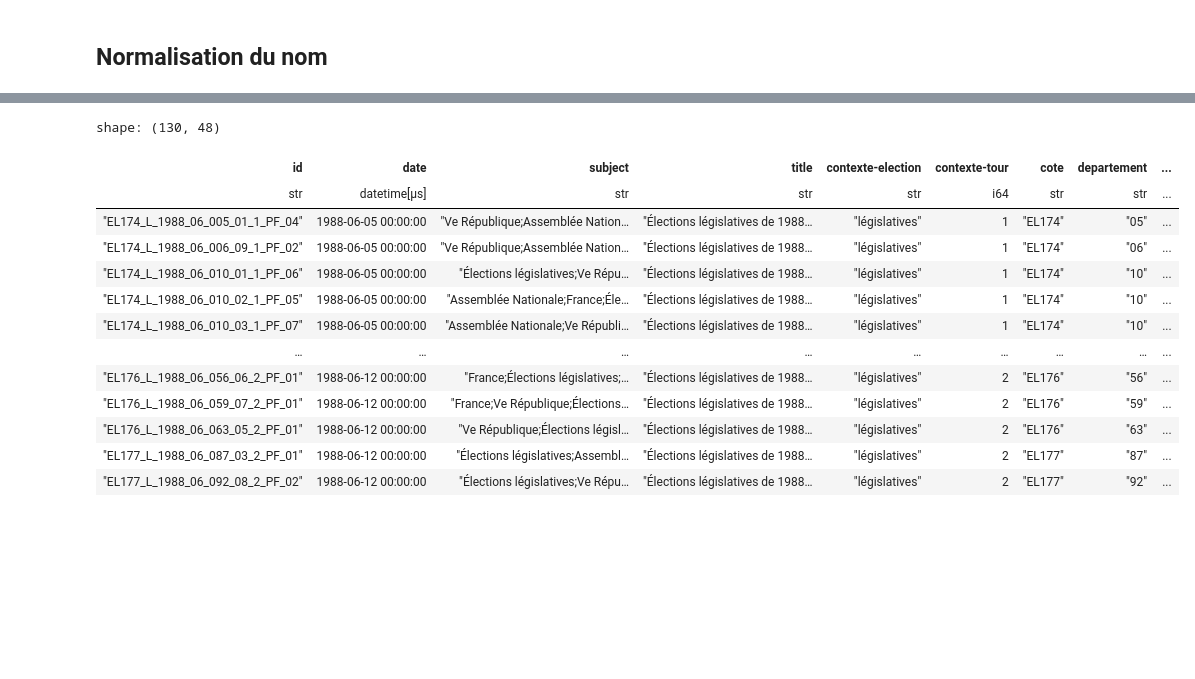
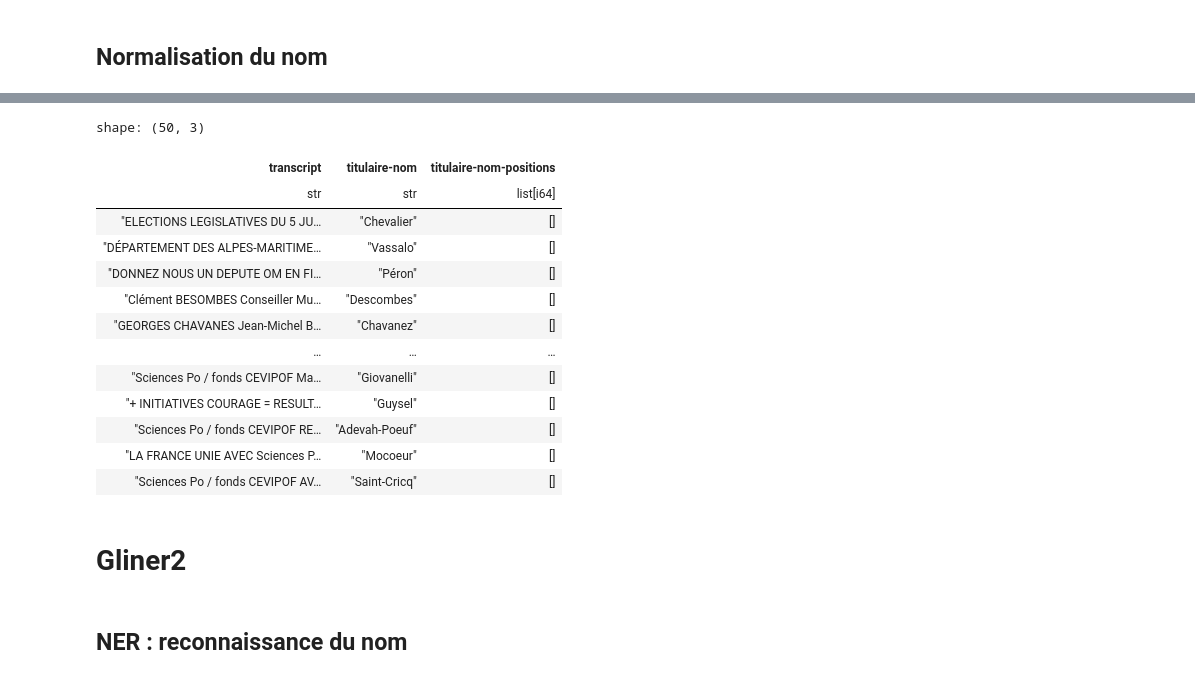
Before and after one commit to slithiaote/2026_NLP_project, a Jupyter notebook: Main.ipynb, the cells around one changed output, grey strips where cells are left out. Cells and saved outputs as stored; diff of their text form; code cells hidden in the pictures; blank space fills up the shorter version.

Commit message:
rewrite for polars and find all occurences of titulaire-nom

```diff
--- a/Main.ipynb
+++ b/Main.ipynb
@@ -36,0 +43,13 @@ for row in csv1988.itertuples():
+# %%
+def read_transcript(id):
+    try:
+        with open("text_files/1988/legislatives/"+id+".txt", "r") as file:
+            return file.read()
+    except FileNotFoundError:
+        return '' # transcript not found, return empty string
+
+csv1988 = csv1988.with_columns(
+    pl.col("id").map_elements(read_transcript, return_dtype=pl.String).alias("transcript")
+)
+csv1988.filter(pl.col("transcript") == '') # only 1 missing transcript
+csv1988 = csv1988.filter(pl.col("transcript") != '') # 3460 rows
@@ -52,13 +75,12 @@ df = pl.from_pandas(csv1988)
+# %%
+df = csv1988
 # %%
 df = df.with_columns(
-    transcript_normalized = pl.col("transcript").str.to_lowercase()
+    pl.col("transcript").str.to_lowercase()
       .str.normalize("NFKD")
-      .str.replace_all(r"\p{CombiningMark}", ""),
-    titulaire_nom_normalized = pl.col("titulaire-nom").str.to_lowercase()
+      .str.replace_all(r"\p{CombiningMark}", "").alias("transcript-normalized"),
+    pl.col("titulaire-nom").str.to_lowercase()
       .str.normalize("NFKD")
-      .str.replace_all(r"\p{CombiningMark}", ""),
-    titulaire_nom_is_in_transcript = pl.col("transcript_normalized")
-        .str.contains(pl.col("titulaire_nom_normalized"))
-
+      .str.replace_all(r"\p{CombiningMark}", "").alias("titulaire-nom-normalized"),
 )
 # %%
@@ -92,4 +105,12 @@ shape: (3, 2)
 # %%
+import re
+
+def find_aux(row):
+    return [match.start() for match in re.finditer(row["pattern"], row["text"])]
+
 df = df.with_columns(
-    position_nom = pl.col("transcript_normalized").str.find(pl.col("titulaire_nom_normalized"))
+     pl.struct(["transcript-normalized","titulaire-nom-normalized"])
+        .struct.rename_fields(["text","pattern"])
+        .map_elements(find_aux,return_dtype=pl.List(pl.Int64))
+        .alias("titulaire-nom-positions")
 )
@@ -113,17 +134,22 @@ shape: (3_540, 4)
 # %%
-df.filter(pl.col("position_nom").is_null())
+(df.select(pl.selectors.by_name("transcript","titulaire-nom","titulaire-nom-positions"))
+    .filter(pl.col("titulaire-nom-positions").list.len() == 0)) # 50 rows where titulaire-nom does not appear in transcript
 # %% [output]
-shape: (130, 48)
+shape: (50, 3)
-| id | date | subject | title | contexte-election | contexte-tour | cote | departement | ... |
-| str | datetime[μs] | str | str | str | i64 | str | str | ... |
-| "EL174_L_1988_06_005_01_1_PF_04" | 1988-06-05 00:00:00 | "Ve République;Assemblée Nation… | "Élections législatives de 1988… | "législatives" | 1 | "EL174" | "05" | ... |
-| "EL174_L_1988_06_006_09_1_PF_02" | 1988-06-05 00:00:00 | "Ve République;Assemblée Nation… | "Élections législatives de 1988… | "législatives" | 1 | "EL174" | "06" | ... |
-| "EL174_L_1988_06_010_01_1_PF_06" | 1988-06-05 00:00:00 | "Élections législatives;Ve Répu… | "Élections législatives de 1988… | "législatives" | 1 | "EL174" | "10" | ... |
-| "EL174_L_1988_06_010_02_1_PF_05" | 1988-06-05 00:00:00 | "Assemblée Nationale;France;Éle… | "Élections législatives de 1988… | "législatives" | 1 | "EL174" | "10" | ... |
-| "EL174_L_1988_06_010_03_1_PF_07" | 1988-06-05 00:00:00 | "Assemblée Nationale;Ve Républi… | "Élections législatives de 1988… | "législatives" | 1 | "EL174" | "10" | ... |
-| … | … | … | … | … | … | … | … | ... |
-| "EL176_L_1988_06_056_06_2_PF_01" | 1988-06-12 00:00:00 | "France;Élections législatives;… | "Élections législatives de 1988… | "législatives" | 2 | "EL176" | "56" | ... |
-| "EL176_L_1988_06_059_07_2_PF_01" | 1988-06-12 00:00:00 | "France;Ve République;Élections… | "Élections législatives de 1988… | "législatives" | 2 | "EL176" | "59" | ... |
-| "EL176_L_1988_06_063_05_2_PF_01" | 1988-06-12 00:00:00 | "Ve République;Élections législ… | "Élections législatives de 1988… | "législatives" | 2 | "EL176" | "63" | ... |
-| "EL177_L_1988_06_087_03_2_PF_01" | 1988-06-12 00:00:00 | "Élections législatives;Assembl… | "Élections législatives de 1988… | "législatives" | 2 | "EL177" | "87" | ... |
-| "EL177_L_1988_06_092_08_2_PF_02" | 1988-06-12 00:00:00 | "Élections législatives;Ve Répu… | "Élections législatives de 1988… | "législatives" | 2 | "EL177" | "92" | ... |
+| transcript | titulaire-nom | titulaire-nom-positions |
+| str | str | list[i64] |
+| "ELECTIONS LEGISLATIVES DU 5 JU… | "Chevalier" | [] |
+| "DÉPARTEMENT DES ALPES-MARITIME… | "Vassalo" | [] |
+| "DONNEZ NOUS UN DEPUTE OM EN FI… | "Péron" | [] |
+| "Clément BESOMBES Conseiller Mu… | "Descombes" | [] |
+| "GEORGES CHAVANES Jean-Michel B… | "Chavanez" | [] |
+| … | … | … |
+| "Sciences Po / fonds CEVIPOF Ma… | "Giovanelli" | [] |
+| "+ INITIATIVES COURAGE = RESULT… | "Guysel" | [] |
+| "Sciences Po / fonds CEVIPOF RE… | "Adevah-Poeuf" | [] |
+| "LA FRANCE UNIE AVEC Sciences P… | "Mocoeur" | [] |
+| "Sciences Po / fonds CEVIPOF AV… | "Saint-Cricq" | [] |
+# %% [markdown]
+# Gliner2
+# %% [markdown]
+## NER : reconnaissance du nom
```
Also changed, not shown: parts of 22 cells of this notebook, 1 other file.
